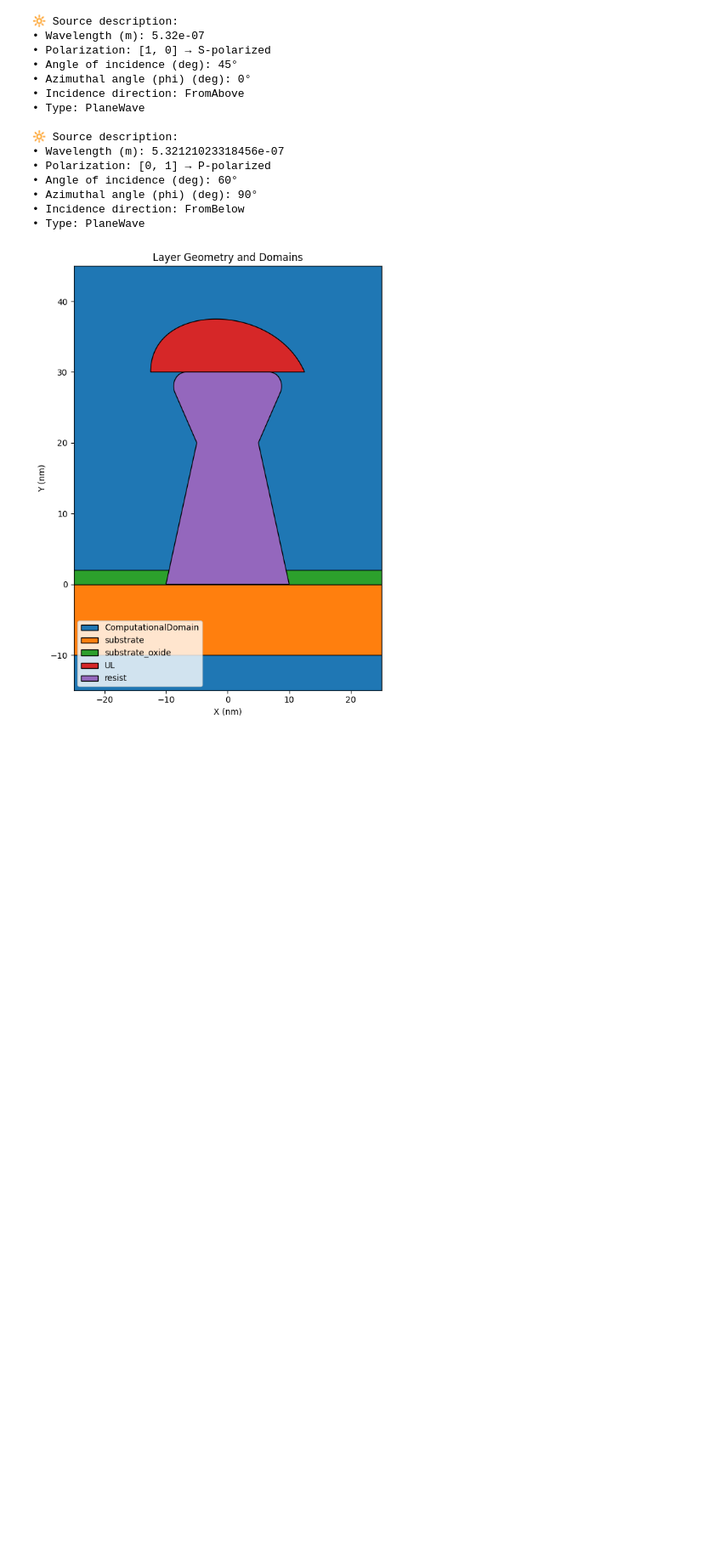
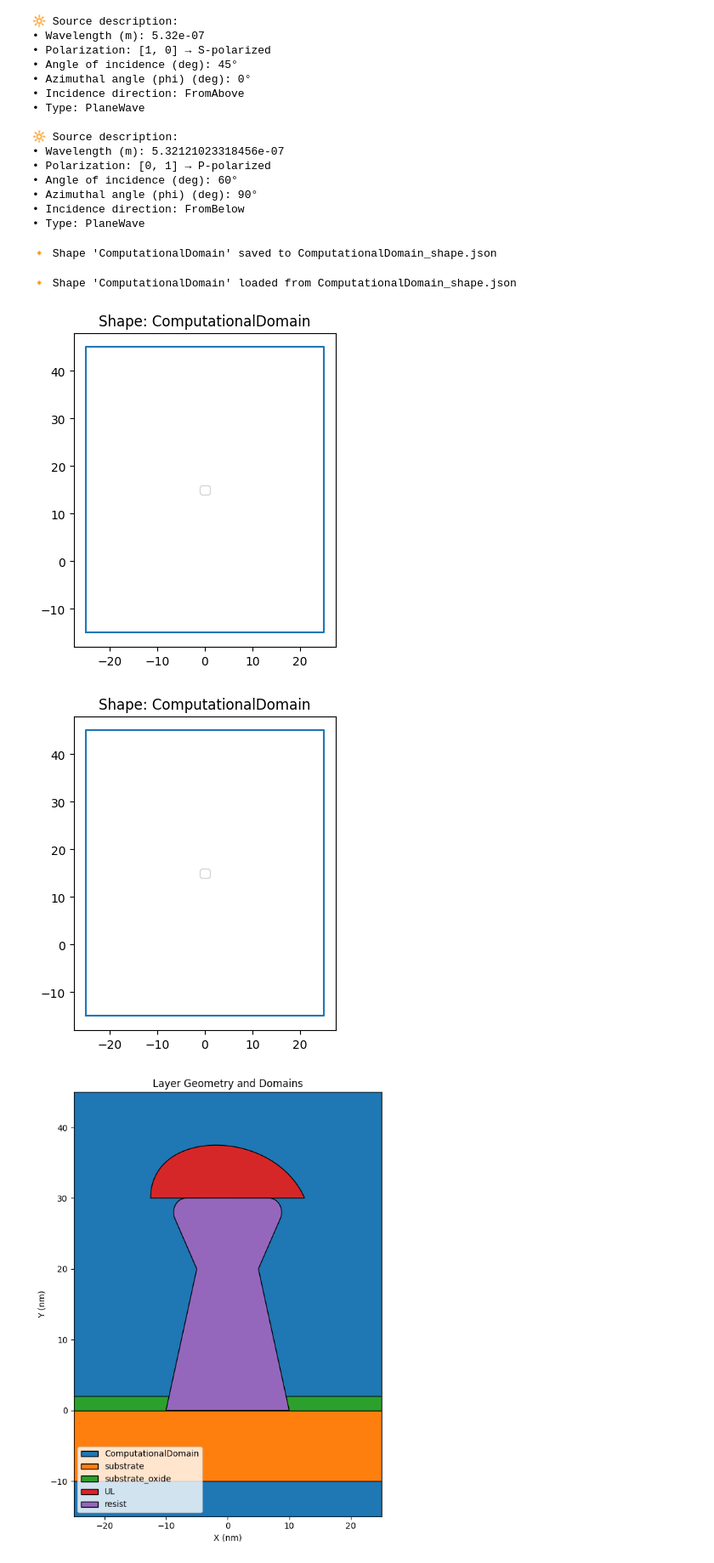
Before and after one commit to kasandrle/JCMwave_modeling, a Jupyter notebook: notbooks/start.ipynb, the cells around one changed output. Shown at 85% size. Cells and saved outputs as stored; diff of their text form; code cells hidden in the pictures; blank space fills up the shorter version.

Commit message:
add save option for shape

```diff
--- a/notbooks/start.ipynb
+++ b/notbooks/start.ipynb
@@ -159,6 +159,17 @@ shape[0].domain_id
 keys['shape']=shape
 keys['source']=[s_eV]
 keys['energy_index'] = 0
+# %%
+Shape('ComputationalDomain',domain_id = 1,priority=-1,side_length_constraint=slc,points=computional_domain, nk = 1,boundary = ['Transparent','Periodic','Transparent','Periodic'] ).save()
+# %% [output]
+🔸 Shape 'ComputationalDomain' saved to ComputationalDomain_shape.json
+# %%
+loaded_shape = Shape.load("ComputationalDomain_shape.json")
+loaded_shape.plot()
+# %% [output]
+🔸 Shape 'ComputationalDomain' loaded from ComputationalDomain_shape.json
+[figure, added]
+[figure, added]
 # %%
 import matplotlib.pyplot as plt
 
```
Also changed, not shown: 2 other files.
